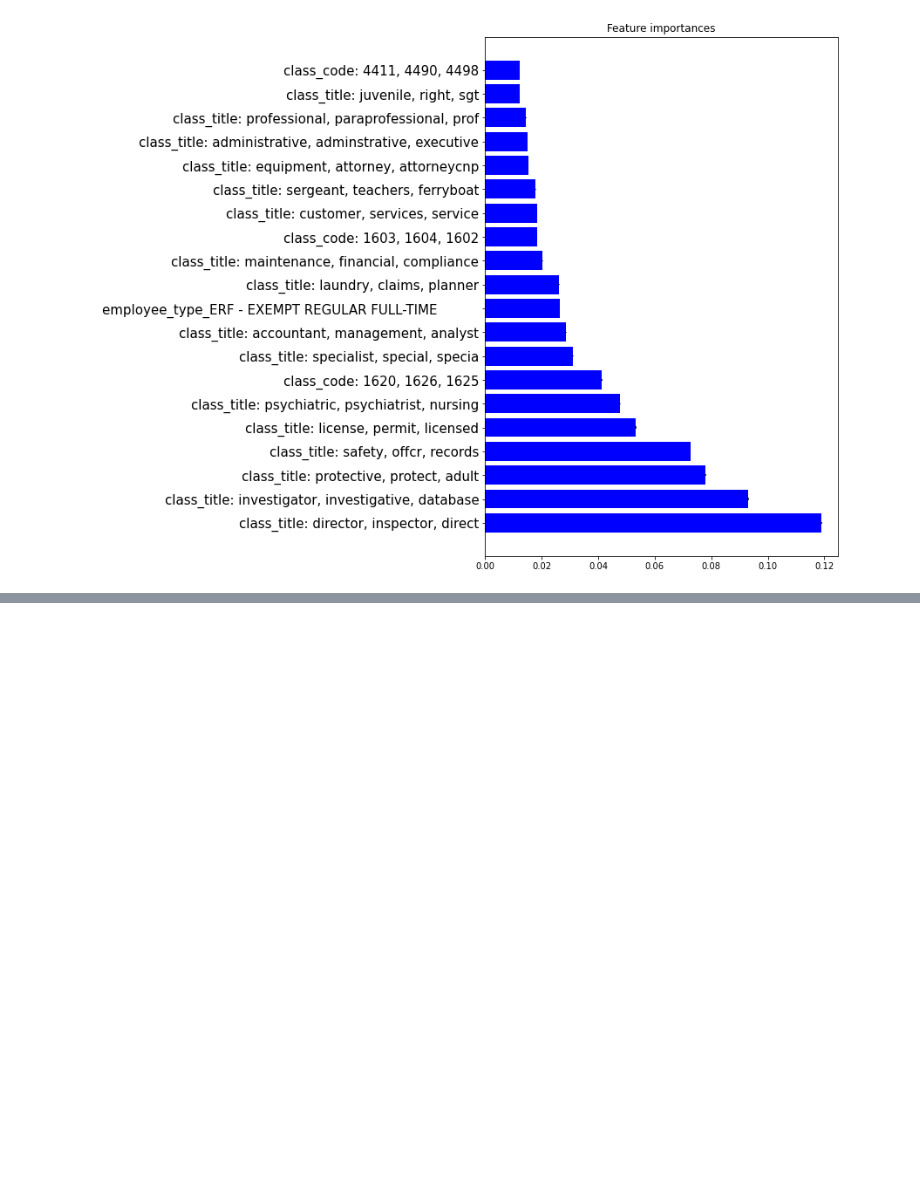
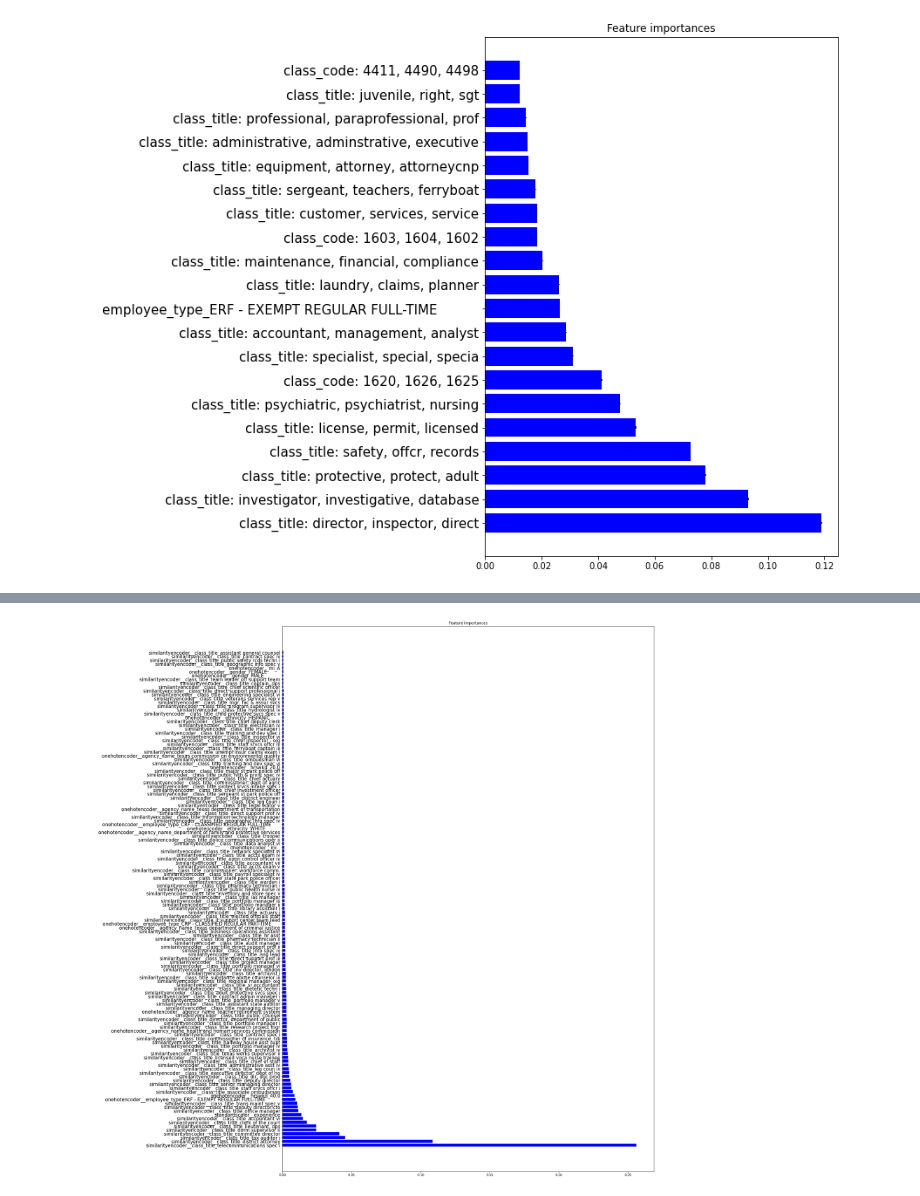
Before and after one commit to crazyjeannot/data_challenge, a Jupyter notebook: notebooks/predict_salary.ipynb, the cells around one changed output, grey strips where cells are left out. Drawn from its saved outputs; the diff is of its cells as text; code cells hidden in the pictures; blank space fills up the shorter version.

```diff
--- a/notebooks/predict_salary.ipynb
+++ b/notebooks/predict_salary.ipynb
@@ -501,3 +495,12 @@ pipeline = make_pipeline(
+# %%
+encoder = make_column_transformer(
+    (StandardScaler(), ['experience']),
+    (one_hot, ['agency_name', 'employee_type', 'rate', 'hrswkd', 'mi', 'ethnicity', 'gender', 'year_hire_date']),
+    (SimilarityEncoder(similarity='ngram'), ['class_title']),
+    remainder='drop',
+    )
+# %%
+#pipeline = make_pipeline(encoder, RandomForestRegressor())
+pipeline = make_pipeline(encoder, HistGradientBoostingRegressor())
 # %%
-pipeX = pipeline.fit(X_train, y_train)
-pipeX.score(X_test, y_test)
+pipe_final_RF = pipeline.fit(X_train, y_train)
@@ -518,0 +665,25 @@ pipeX.score(X_test, y_test)
+# %%
+feature_names = pipe_final_RF['columntransformer'].get_feature_names_out()
+# %%
+importances = pipe_final_RF['randomforestregressor'].feature_importances_
+std = np.std(
+    [
+        tree.feature_importances_
+        for tree in pipe_final_RF['randomforestregressor'].estimators_
+    ],
+    axis=0
+)
+indices = np.argsort(importances)
+# Sort from least to most
+indices = list(reversed(indices))
+plt.figure(figsize=(25, 25))
+plt.title("Feature importances")
+n = 130
+n_indices = indices[:n]
+labels = np.array(feature_names)[n_indices]
+plt.barh(range(n), importances[n_indices], color="b", yerr=std[n_indices])
+plt.yticks(range(n), labels, size=15)
+plt.tight_layout(pad=1)
+plt.show()
+# %% [output]
+[figure, added]
```
Also changed, not shown: parts of 49 cells of this notebook.
